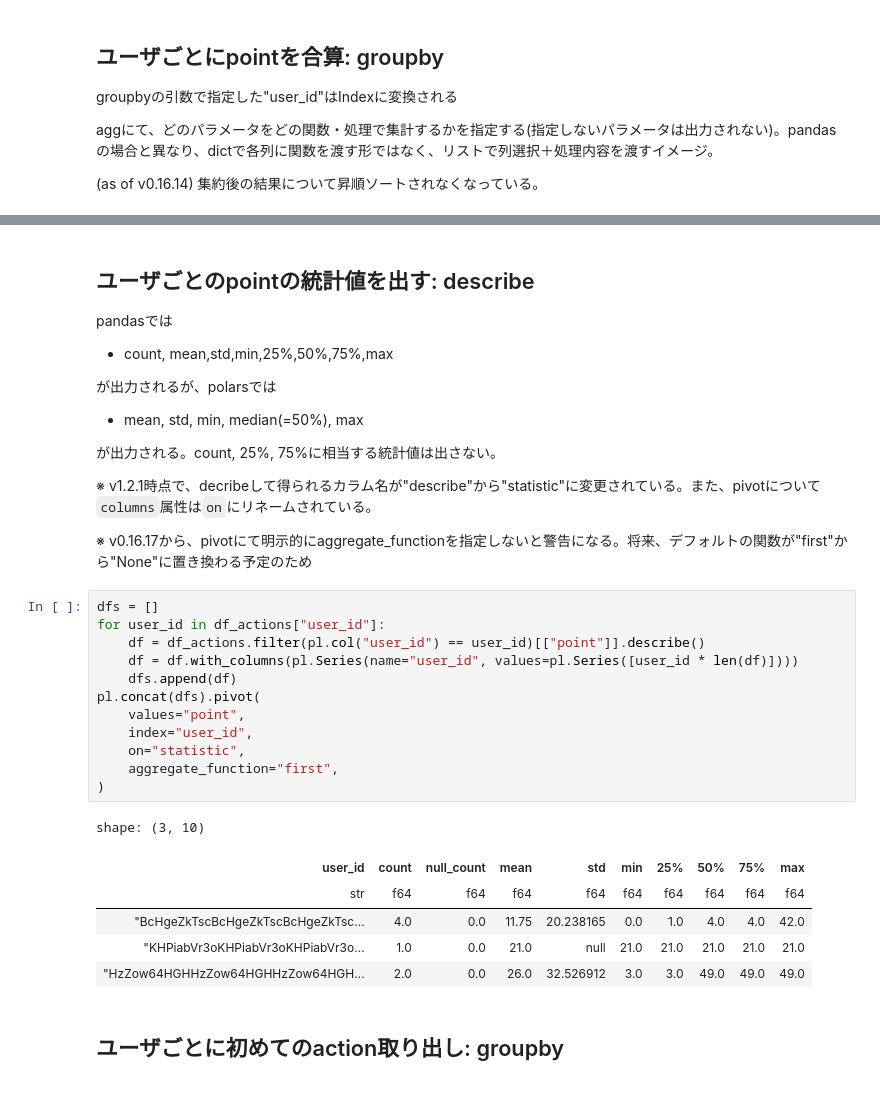
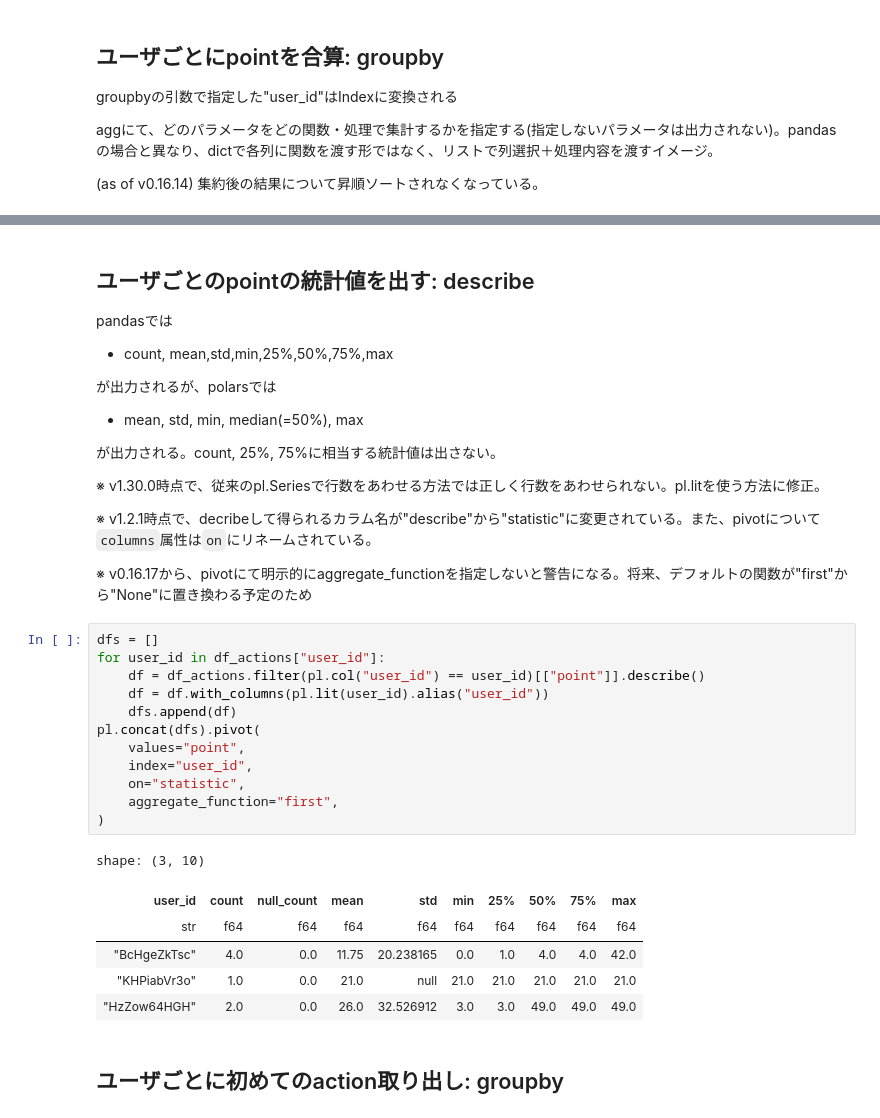
Before and after one commit to Niccari/pandas_polars_processing_example, a Jupyter notebook: polars_processing_example.ipynb, the cells around one changed output, grey strips where cells are left out. Saved outputs shown, nothing was run; the diff lists cells and outputs as text.

```diff
--- a/polars_processing_example.ipynb
+++ b/polars_processing_example.ipynb
@@ -275,28 +269,30 @@ pandasでは
 
 が出力される。count, 25%, 75%に相当する統計値は出さない。
 
+※ v1.30.0時点で、従来のpl.Seriesで行数をあわせる方法では正しく行数をあわせられない。pl.litを使う方法に修正。
+
 ※ v1.2.1時点で、decribeして得られるカラム名が"describe"から"statistic"に変更されている。また、pivotについて`columns`属性は`on`にリネームされている。
 
 ※ v0.16.17から、pivotにて明示的にaggregate_functionを指定しないと警告になる。将来、デフォルトの関数が"first"から"None"に置き換わる予定のため
 # %%
 dfs = []
 for user_id in df_actions["user_id"]:
     df = df_actions.filter(pl.col("user_id") == user_id)[["point"]].describe()
-    df = df.with_columns(pl.Series(name="user_id", values=pl.Series([user_id * len(df)])))
+    df = df.with_columns(pl.lit(user_id).alias("user_id"))
     dfs.append(df)
 pl.concat(dfs).pivot(
     values="point",
     index="user_id",
     on="statistic",
     aggregate_function="first",
 )
 # %% [output]
 shape: (3, 10)
 | user_id | count | null_count | mean | std | min | 25% | 50% | 75% | max |
 | str | f64 | f64 | f64 | f64 | f64 | f64 | f64 | f64 | f64 |
-| "BcHgeZkTscBcHgeZkTscBcHgeZkTsc… | 4.0 | 0.0 | 11.75 | 20.238165 | 0.0 | 1.0 | 4.0 | 4.0 | 42.0 |
-| "KHPiabVr3oKHPiabVr3oKHPiabVr3o… | 1.0 | 0.0 | 21.0 | null | 21.0 | 21.0 | 21.0 | 21.0 | 21.0 |
-| "HzZow64HGHHzZow64HGHHzZow64HGH… | 2.0 | 0.0 | 26.0 | 32.526912 | 3.0 | 3.0 | 49.0 | 49.0 | 49.0 |
+| "BcHgeZkTsc" | 4.0 | 0.0 | 11.75 | 20.238165 | 0.0 | 1.0 | 4.0 | 4.0 | 42.0 |
+| "KHPiabVr3o" | 1.0 | 0.0 | 21.0 | null | 21.0 | 21.0 | 21.0 | 21.0 | 21.0 |
+| "HzZow64HGH" | 2.0 | 0.0 | 26.0 | 32.526912 | 3.0 | 3.0 | 49.0 | 49.0 | 49.0 |
 # %% [markdown]
 ## ユーザごとに初めてのaction取り出し: groupby
 # %%
```
Also changed, not shown: parts of 8 cells of this notebook, 7 other files.
